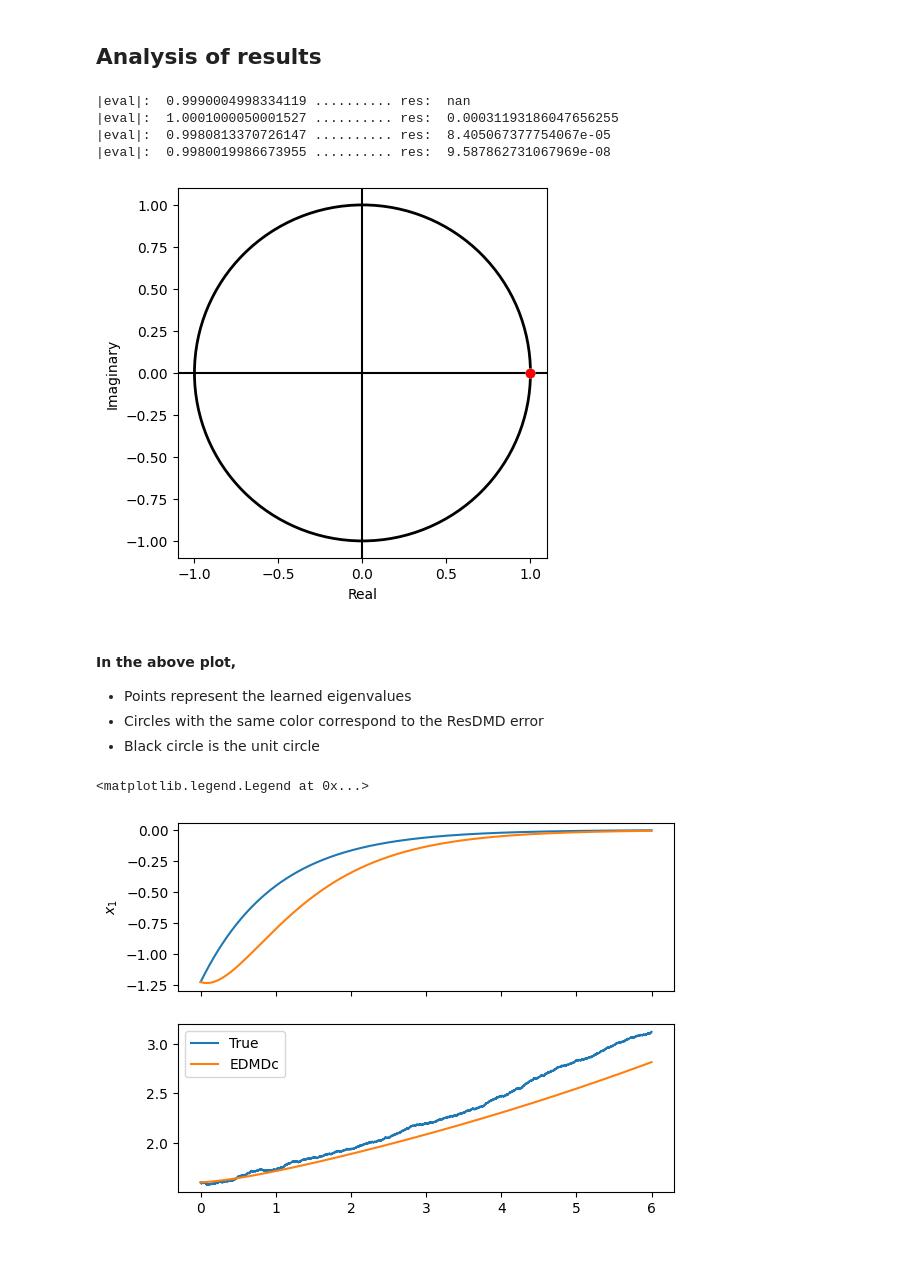
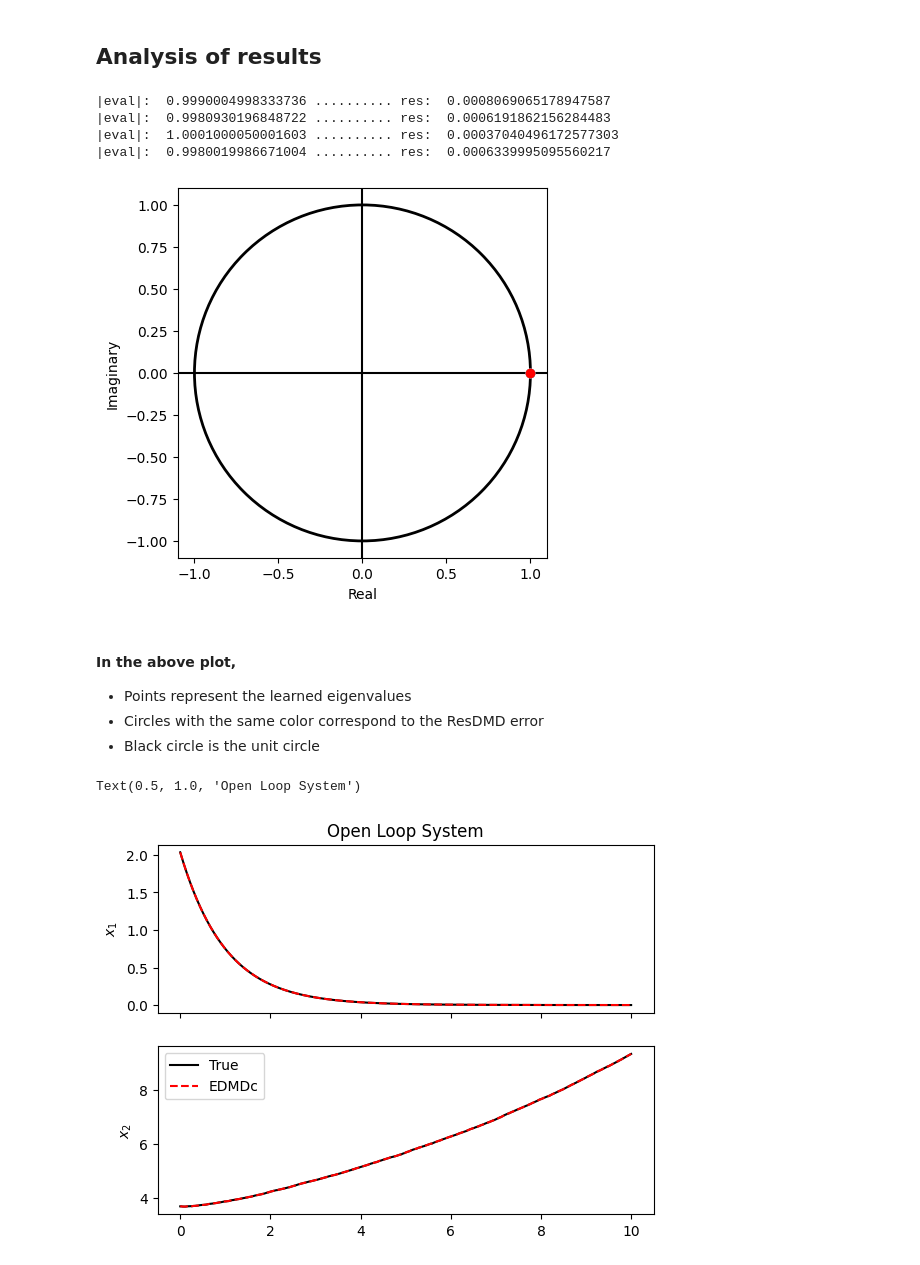
Before and after one commit to jmbosnich/ResDMDc, a Jupyter notebook: ResDMD_forced.ipynb, the cells around one changed output. Saved outputs shown, nothing was run; the diff lists cells and outputs as text; code cells hidden in the pictures.

Commit message:
it finally works! look at final plots

```diff
--- a/ResDMD_forced.ipynb
+++ b/ResDMD_forced.ipynb
@@ -127,12 +127,15 @@ class SystemWithKoopmanInvariantSubspace(object):
         self.lamb = lamb
         self.reset()
 
-    def reset(self):
-        self.state = np.random.uniform(-5., 5., size=(self.num_states,))
+    def reset(self, state=None):
+        if state is None:
+            self.state = np.random.uniform(-5., 5., size=(self.num_states,))
+        else:
+            self.state = state.copy()
         return self.state.copy()
 
     def sample_input(self):
-        return np.random.uniform(-2., 2., size=(self.num_inputs,))
+        return np.random.uniform(-1., 1., size=(self.num_inputs,))
 
     def dynamics(self, x, u):
         x_new = np.array([
@@ -142,13 +145,13 @@ class SystemWithKoopmanInvariantSubspace(object):
         return x_new
 
     def step(self, u):
-            k1 = self.dt * self.dynamics(self.state, u)
-            k2 = self.dt * self.dynamics(self.state + k1/2., u)
-            k3 = self.dt * self.dynamics(self.state + k2/2., u)
-            k4 = self.dt * self.dynamics(self.state + k3, u)
+        k1 = self.dt * self.dynamics(self.state, u)
+        k2 = self.dt * self.dynamics(self.state + k1/2., u)
+        k3 = self.dt * self.dynamics(self.state + k2/2., u)
+        k4 = self.dt * self.dynamics(self.state + k3, u)
 
-            self.state = self.state + (1/6.) * (k1+2.0*k2+2.0*k3+k4)
-            return self.state.copy()
+        self.state = self.state + (1/6.) * (k1+2.0*k2+2.0*k3+k4)
+        return self.state.copy()
 # %% [markdown]
 ## Choose model
 # %%
@@ -328,7 +330,7 @@ z = obs.handmade # choose which basis functions you want to use
 num_obs = len(z(model.reset(), model.sample_input()))
 print("size of dictionary: ", num_obs)
 
-np.random.seed(42) # set the seed for reproducibility
+np.random.seed(420) # set the seed for reproducibility
 
 # EDMD matrices
 A = np.zeros((num_obs, num_obs))
@@ -369,7 +371,8 @@ A_x /= M
 G_x /= M
 L_x /= M
 
-koopman = np.linalg.pinv(G) @ A
+# koopman = np.linalg.pinv(G) @ A
+koopman = (np.linalg.pinv(G) @ A).T  # to match Ian's results (which are slightly better)
 cont_koopman = logm(koopman)/model.dt
 
 # split apart koopman into A and B matrices
@@ -427,10 +430,10 @@ for i in range(len(evals)):
 for i in range(len(evals)):
     plt.scatter(evals[i].real, evals[i].imag, color=color[i])
 # %% [output]
-|eval|:  0.9990004998334119 .......... res:  nan
-|eval|:  1.0001000050001527 .......... res:  0.00031193186047656255
-|eval|:  0.9980813370726147 .......... res:  8.405067377754067e-05
-|eval|:  0.9980019986673955 .......... res:  9.587862731067969e-08
+|eval|:  0.9990004998333736 .......... res:  0.0008069065178947587
+|eval|:  0.9980930196848722 .......... res:  0.0006191862156284483
+|eval|:  1.0001000050001603 .......... res:  0.00037040496172577303
+|eval|:  0.9980019986671004 .......... res:  0.0006339995095560217
 [figure]
 # %% [markdown]
 #### In the above plot,
@@ -438,38 +441,39 @@ for i in range(len(evals)):
 * Circles with the same color correspond to the ResDMD error
 * Black circle is the unit circle
 # %%
-simulation_tf = 6
+simulation_tf = 10
 simulation_horizon = int(simulation_tf/model.dt)
 
 traj_test_true = np.zeros([2, simulation_horizon])
 traj_test_koop = np.zeros([num_obs, simulation_horizon])
 u_test = model.sample_input()
 
 x0_rand = model.reset()
 z0 = z(x0_rand, u_test)
 traj_test_true[:, 0] = x0_rand
 traj_test_koop[:, 0] = z0
 
 for t in range(simulation_horizon - 1):
     # propogate true dynamics
     traj_test_true[:, t+1] = model.step(u_test)
 
     # propogate Koopman dynamics
     traj_test_koop[:-1, t+1] = A@traj_test_koop[:-1, t] + B[:,0]*u_test
 
     # update control
     u_test = model.sample_input()
 
 time = np.arange(0, simulation_tf, model.dt)
 
 fig, axs = plt.subplots(2, 1, sharex=True)
-axs[0].plot(time, traj_test_true[0], label="True")
-axs[0].plot(time, traj_test_koop[0], label="EDMDc")
-axs[1].plot(time, traj_test_true[1], label="True")
-axs[1].plot(time, traj_test_koop[1], label="EDMDc")
+axs[0].plot(time, traj_test_true[0], 'k-', label="True")
+axs[0].plot(time, traj_test_koop[0], 'r--', label="EDMDc")
+axs[1].plot(time, traj_test_true[1], 'k-', label="True")
+axs[1].plot(time, traj_test_koop[1], 'r--', label="EDMDc")
 axs[0].set_ylabel('$x_1$')
 axs[1].set_ylabel('$x_2$')
 plt.legend()
+axs[0].set_title("Open Loop System")
 # %% [output]
-<matplotlib.legend.Legend at 0x...>
+Text(0.5, 1.0, 'Open Loop System')
-[figure, old version]
+[figure, new version]
```
Also changed, not shown: parts of 5 cells of this notebook, 1 other file.
